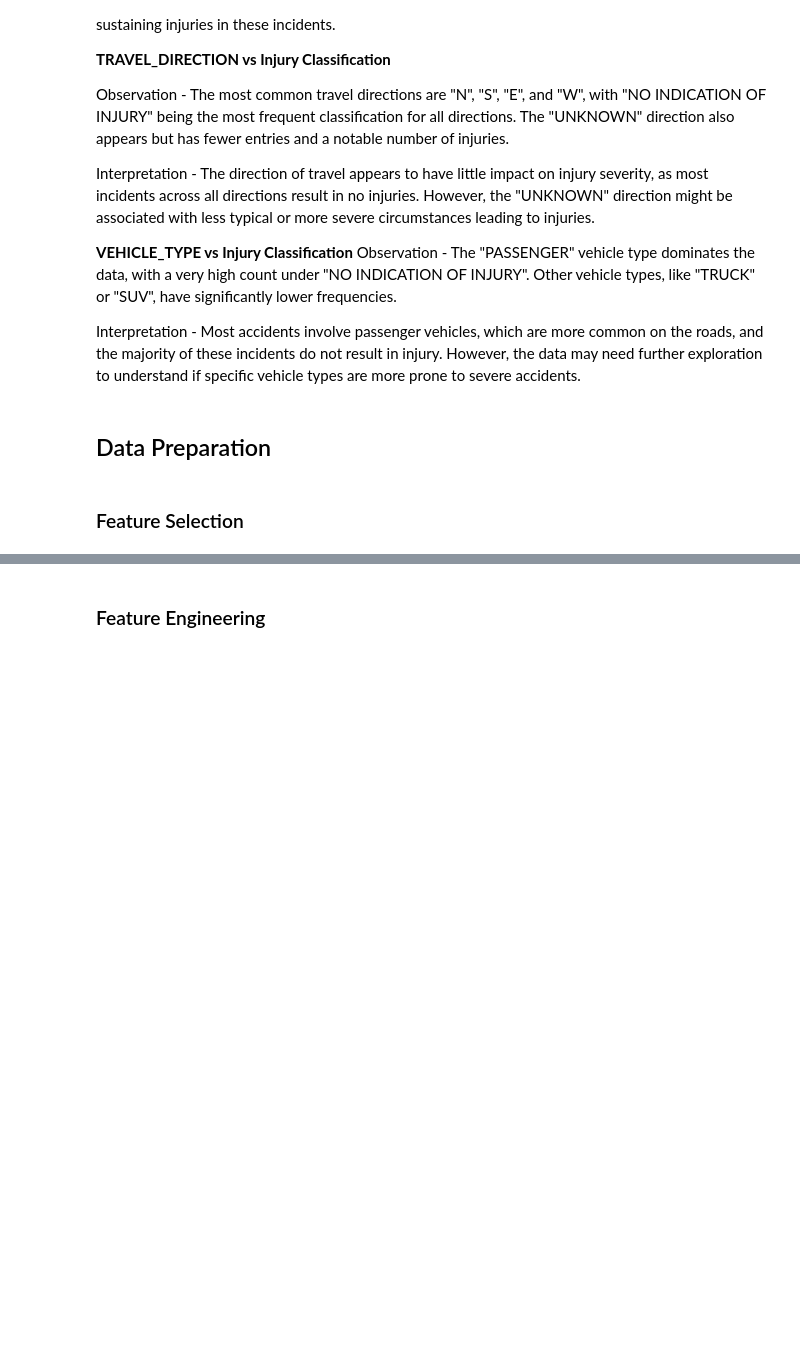
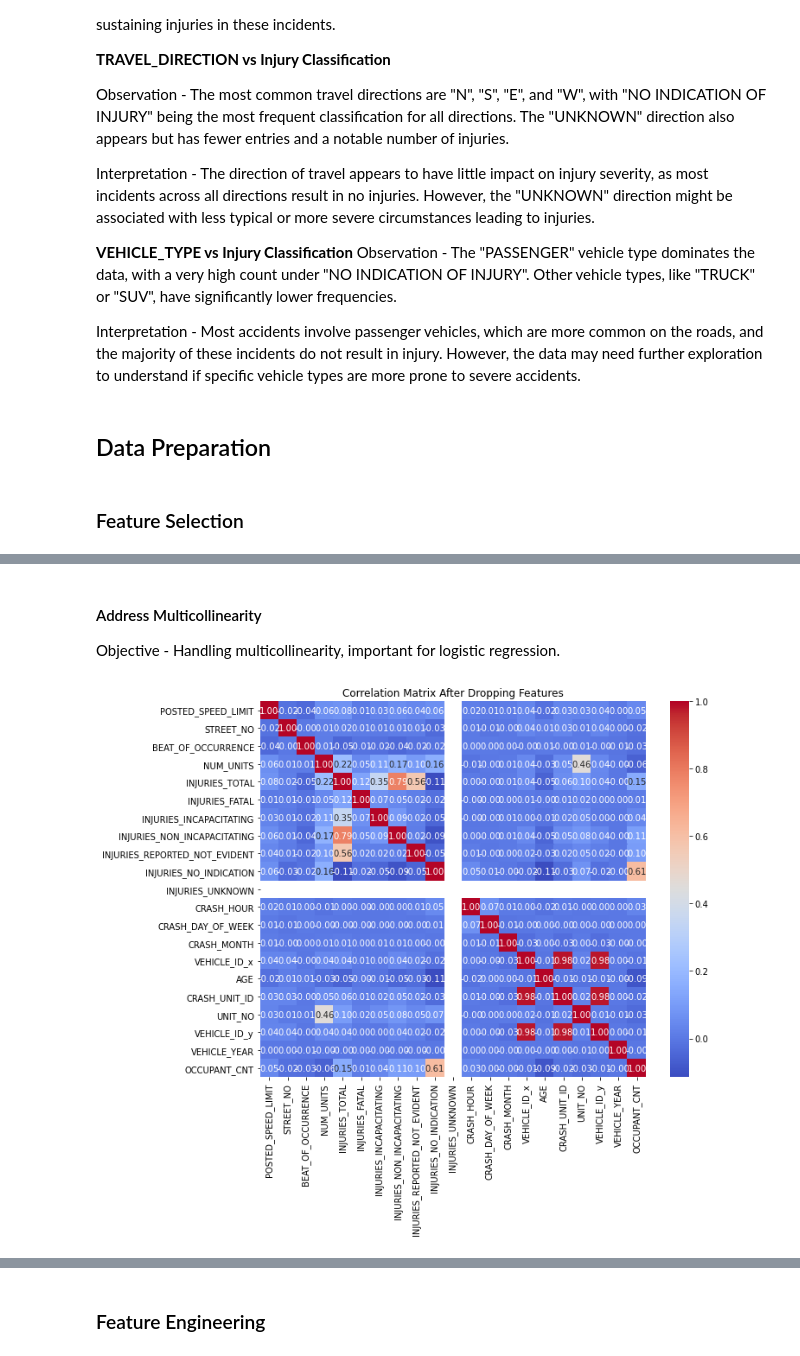
Before and after one commit to Data-Science-Moringa-School/Project-Ph3-Chicago-Car-Crashes-Prediction, a Jupyter notebook: notebooks/01_EDA.ipynb, the cells around one changed output, grey strips where cells are left out. Drawn from its saved outputs; the diff is of its cells as text; code cells hidden in the pictures; blank space fills up the shorter version.

```diff
--- a/notebooks/01_EDA.ipynb
+++ b/notebooks/01_EDA.ipynb
@@ -1387,0 +1406,5 @@ Interpretation - Most accidents involve passenger vehicles, which are more commo
+# %%
+# Dropping irrelevant or redundant features identified earlier
+features_to_drop = ['LATITUDE', 'LONGITUDE']
+df_reduced = merged_df_final.drop(columns=features_to_drop)
+print("Remaining features after dropping irrelevant ones:", df_reduced.columns)
@@ -1387,0 +1429,20 @@ Interpretation - Most accidents involve passenger vehicles, which are more commo
+# %% [markdown]
+#### Address Multicollinearity
+Objective - Handling multicollinearity, important for logistic regression.
+# %%
+# Calculate the correlation matrix
+corr_matrix = df_reduced.corr()
+
+# Plot the heatmap
+plt.figure(figsize=(10, 8))
+sns.heatmap(corr_matrix, annot=True, cmap='coolwarm', fmt=".2f")
+plt.title('Correlation Matrix After Dropping Features')
+
+# Save the heatmap to the specified folder
+output_path = r'C:\Users\MNJOROGE16\Desktop\Moringa\phase_3\project__phase3\Project-Ph3-Chicago-Car-Crashes-Prediction\visuals\correlation_matrix_after_dropping_features.png'
+plt.savefig(output_path)
+
+# Display the plot
+plt.show()
+# %% [output]
+[figure, added]
```
Also changed, not shown: parts of 14 cells of this notebook, 2 other files.
